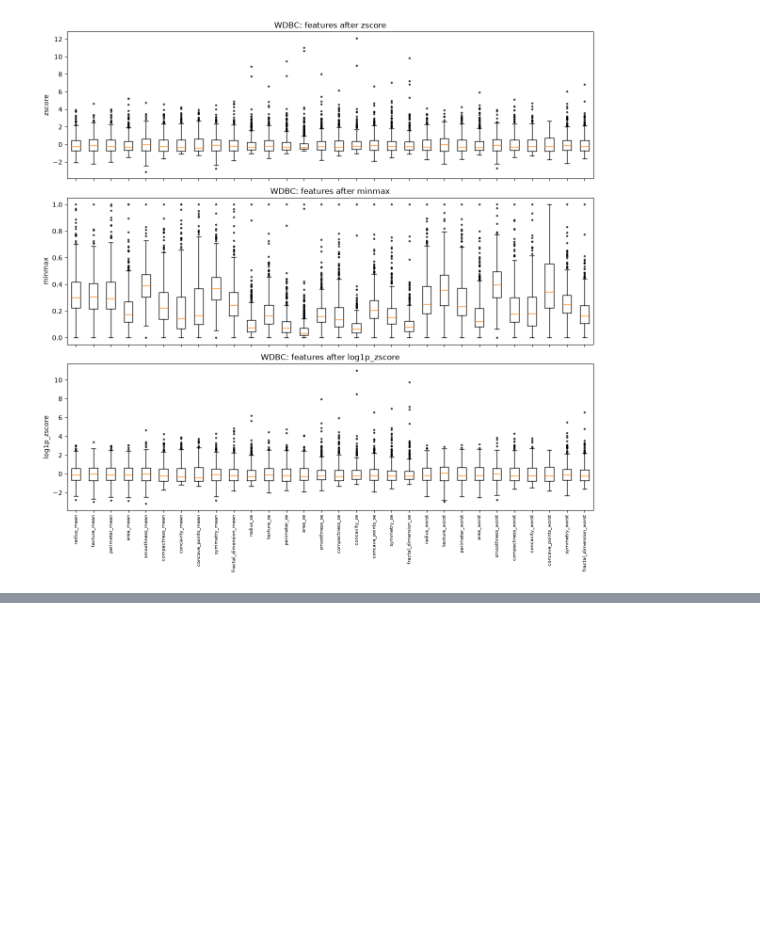
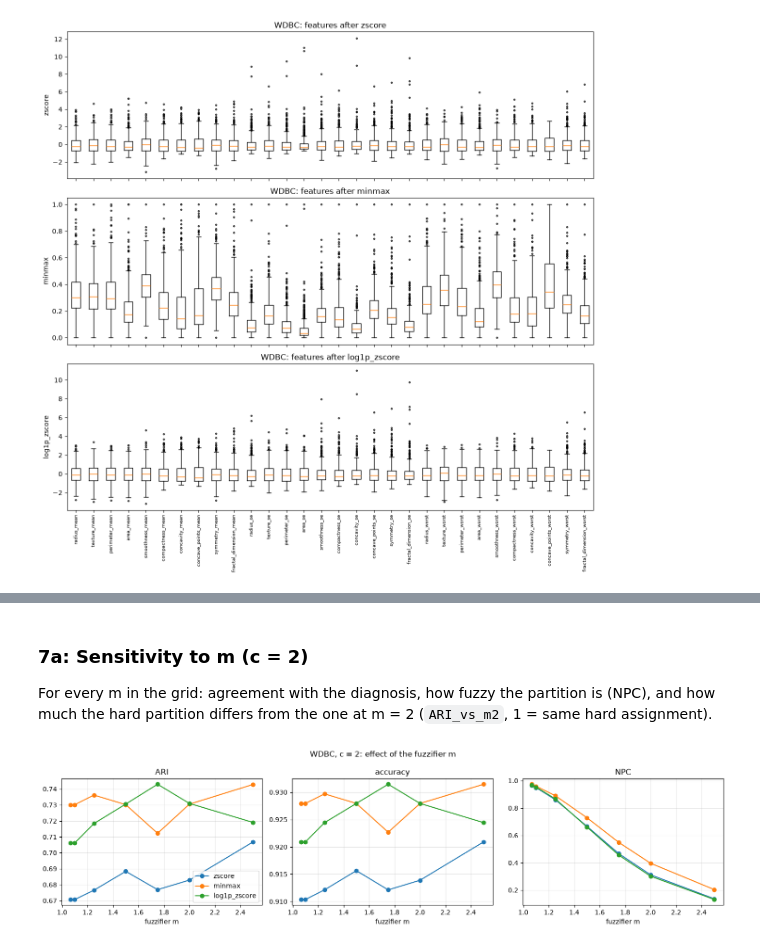
Before and after one commit to Stefy1209/Advanced-Methods-of-Data-Analysis, a Jupyter notebook: Reports/Report 1/src/wdbc/main.ipynb, the cells around one changed output, grey strips where cells are left out. Cells and saved outputs as stored; diff of their text form; code cells hidden in the pictures; blank space fills up the shorter version.

```diff
--- a/Reports/Report 1/src/wdbc/main.ipynb
+++ b/Reports/Report 1/src/wdbc/main.ipynb
@@ -384,0 +680,13 @@ plt.show()
+# %%
+# For each (variant, m): the c preferred by each index, considering only non-degenerate partitions
+# (all c prototypes distinct). "-" means no valid c for that m.
+pref_rows = []
+for (name, m), g in grid.groupby(["variant", "m"], sort=False):
+    valid = g[g["n_distinct"] == g["c"]].set_index("c")
+    row = {"variant": name, "m": m, "valid c": ",".join(map(str, valid.index)) if len(valid) else "-"}
+    for idx, d in INDICES.items():
+        row[idx] = (valid[idx].idxmax() if d == "max" else valid[idx].idxmin()) if len(valid) else "-"
+    pref_rows.append(row)
+grid_pref = pd.DataFrame(pref_rows)
+grid_pref.to_csv(OUT_DIR / "wdbc_c_m_grid_preferred.csv", index=False)
+grid_pref
@@ -384,0 +772,34 @@ plt.show()
+# %% [markdown]
+### 7a: Sensitivity to m (c = 2)
+
+For every m in the grid: agreement with the diagnosis, how fuzzy the partition is (NPC), and how much the hard
+partition differs from the one at m = 2 (`ARI_vs_m2`, 1 = same hard assignment).
+# %%
+sens_rows = []
+for name in variants:
+    ref = grid_runs[(name, 2.0, C_MAIN)].labels
+    for m in M_GRID:
+        res = grid_runs[(name, m, C_MAIN)]
+        scores, _ = evaluation.external_scores(y, res.labels)
+        sens_rows.append({"variant": name, "m": m, **scores,
+                          "NPC": fcm.normalized_partition_coefficient(res.U),
+                          "mean_max_u": res.U.max(axis=0).mean(),
+                          "ARI_vs_m2": evaluation.adjusted_rand_score(ref, res.labels)})
+m_sens = pd.DataFrame(sens_rows)
+m_sens.to_csv(OUT_DIR / "wdbc_m_sensitivity_c2.csv", index=False)
+
+fig, axes = plt.subplots(1, 3, figsize=(15, 4))
+for ax, col in zip(axes, ["ARI", "accuracy", "NPC"]):
+    for name, g in m_sens.groupby("variant", sort=False):
+        ax.plot(g["m"], g[col], marker="o", label=name)
+    ax.set_xlabel("fuzzifier m")
+    ax.set_title(col)
+    ax.grid(alpha=0.3)
+axes[0].legend()
+fig.suptitle("WDBC, c = 2: effect of the fuzzifier m")
+fig.tight_layout()
+fig.savefig(FIG_DIR / "wdbc_m_sensitivity_c2.png", dpi=200)
+plt.show()
+m_sens.round(4)
+# %% [output]
+[figure, added]
```
Also changed, not shown: parts of 43 cells of this notebook, 43 other files.
